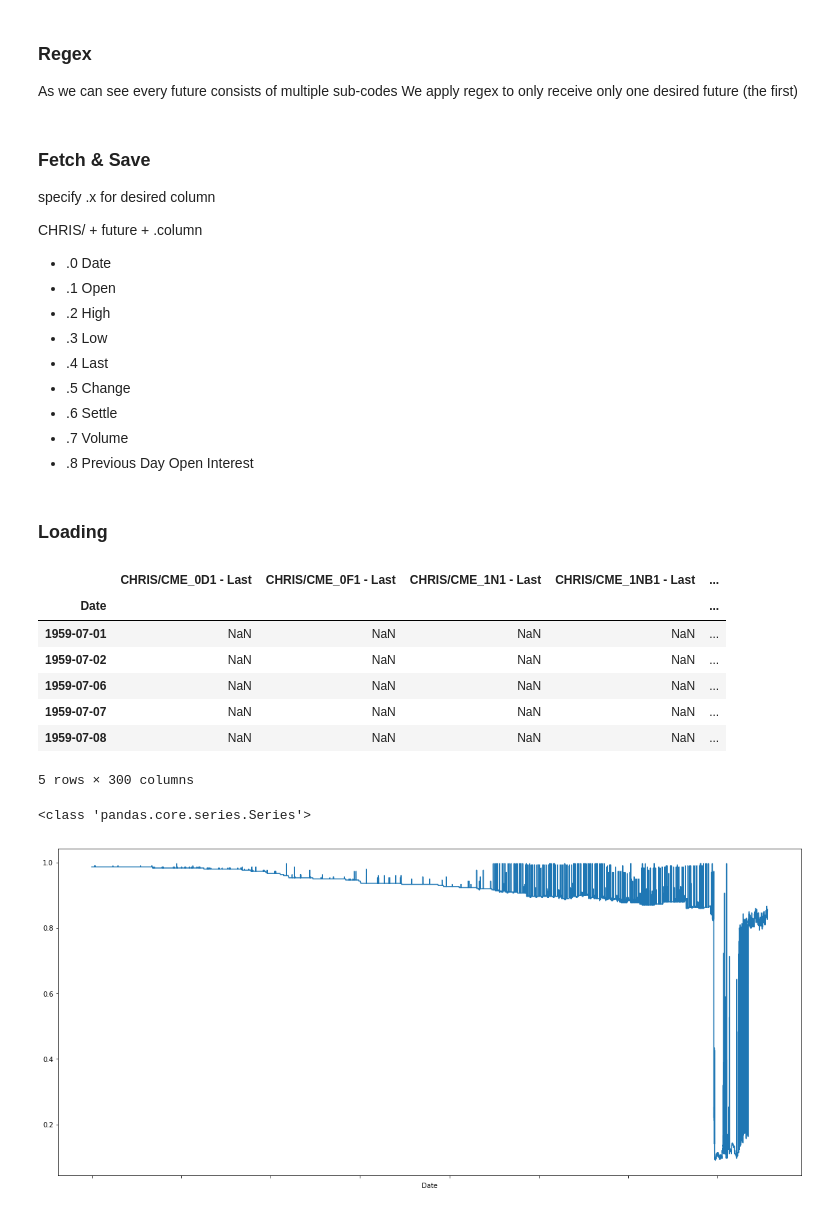
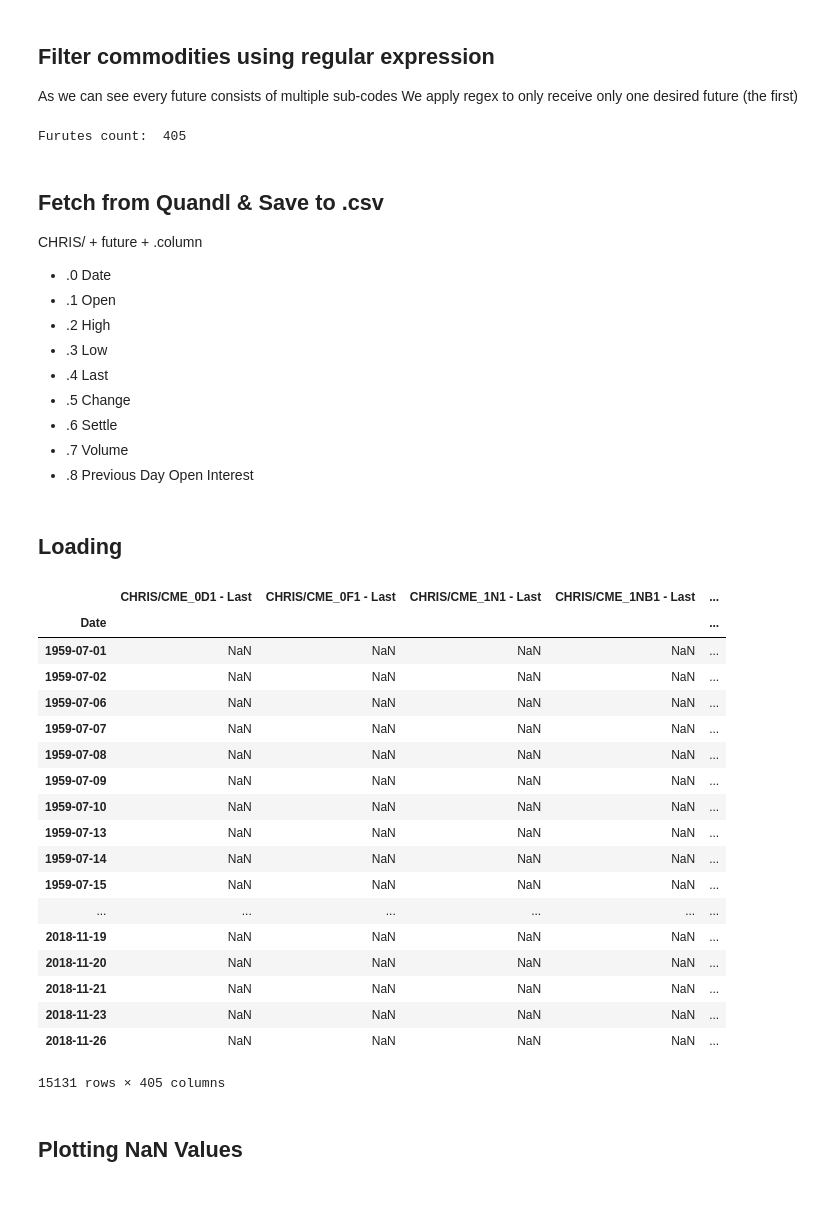
Before and after one commit to weberjoe/cme_futures_analysis, a Jupyter notebook: commodities_fetch.ipynb, the cells around one changed output. Cells and saved outputs as stored; diff of their text form; code cells hidden in the pictures.

```diff
--- a/commodities_fetch.ipynb
+++ b/commodities_fetch.ipynb
@@ -47,5 +48,5 @@ chris_meta.head(10)
 # %% [markdown]
-### Regex
+## Filter commodities using regular expression
 As we can see every future consists of multiple sub-codes
 We apply regex to only receive only one desired future (the first)
 # %%
@@ -54,9 +55,12 @@ regex_="\D*[0-9]*\D+(0|[2-9])*1$"
 chris_meta = chris_meta[chris_meta["code"].str.match(regex_)]
 futures_to_fetch=chris_meta["code"]
 futures_to_fetch_list=futures_to_fetch.tolist()
+# %%
+print("Furutes count: ",len(futures_to_fetch_list))
+# %% [output]
+Furutes count:  405
 # %% [markdown]
-### Fetch & Save
-specify .x for desired column
+## Fetch from Quandl & Save to .csv
 
 CHRIS/ + future + .column
 - .0 Date
@@ -82,28 +92,25 @@ df_commodities.to_csv(path+EXCHANGE+"_commodities.csv")
 # %% [markdown]
-### Loading
+## Loading
 # %%
 df_commodities = pd.read_csv(path+EXCHANGE+"_commodities.csv", index_col=0)
-df_commodities.iloc[:,:].head()
+df_commodities.iloc[:,:]
 # %% [output]
 |  | CHRIS/CME_0D1 - Last | CHRIS/CME_0F1 - Last | CHRIS/CME_1N1 - Last | CHRIS/CME_1NB1 - Last | ... |
 | Date |  |  |  |  | ... |
 | 1959-07-01 | NaN | NaN | NaN | NaN | ... |
 | 1959-07-02 | NaN | NaN | NaN | NaN | ... |
 | 1959-07-06 | NaN | NaN | NaN | NaN | ... |
 | 1959-07-07 | NaN | NaN | NaN | NaN | ... |
 | 1959-07-08 | NaN | NaN | NaN | NaN | ... |
+| 1959-07-09 | NaN | NaN | NaN | NaN | ... |
+| 1959-07-10 | NaN | NaN | NaN | NaN | ... |
+| 1959-07-13 | NaN | NaN | NaN | NaN | ... |
+| 1959-07-14 | NaN | NaN | NaN | NaN | ... |
+| 1959-07-15 | NaN | NaN | NaN | NaN | ... |
+| ... | ... | ... | ... | ... | ... |
+| 2018-11-19 | NaN | NaN | NaN | NaN | ... |
+| 2018-11-20 | NaN | NaN | NaN | NaN | ... |
+| 2018-11-21 | NaN | NaN | NaN | NaN | ... |
+| 2018-11-23 | NaN | NaN | NaN | NaN | ... |
+| 2018-11-26 | NaN | NaN | NaN | NaN | ... |
-5 rows × 300 columns
+15131 rows × 405 columns
-# %%
-def missingValues(data):
-    # nan percentage
-    count_nulls = data.isnull().sum(axis=1)/len(data.columns)
-    print(type(count_nulls))
-    series=count_nulls[10:]
-    series.plot(subplots=True, figsize=((20,10)))
-    return count_nulls
-
-missingValues(df_commodities)
-print("")
-# %% [output]
-<class 'pandas.core.series.Series'>
-[figure, removed]
@@ -128,0 +117,2 @@ E_COMMODITIES_GRAIN=[s + col_ for s in E_COMMODITIES_GRAIN]
+# %% [markdown]
+## Plotting NaN Values
```
Also changed, not shown: parts of 15 cells of this notebook, 1 other file.
